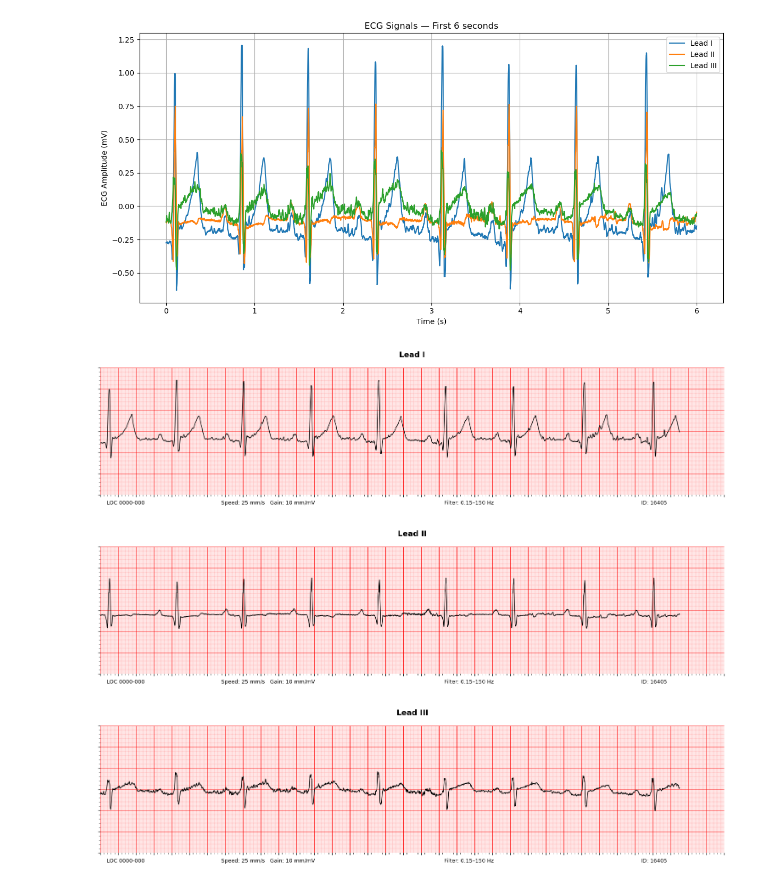
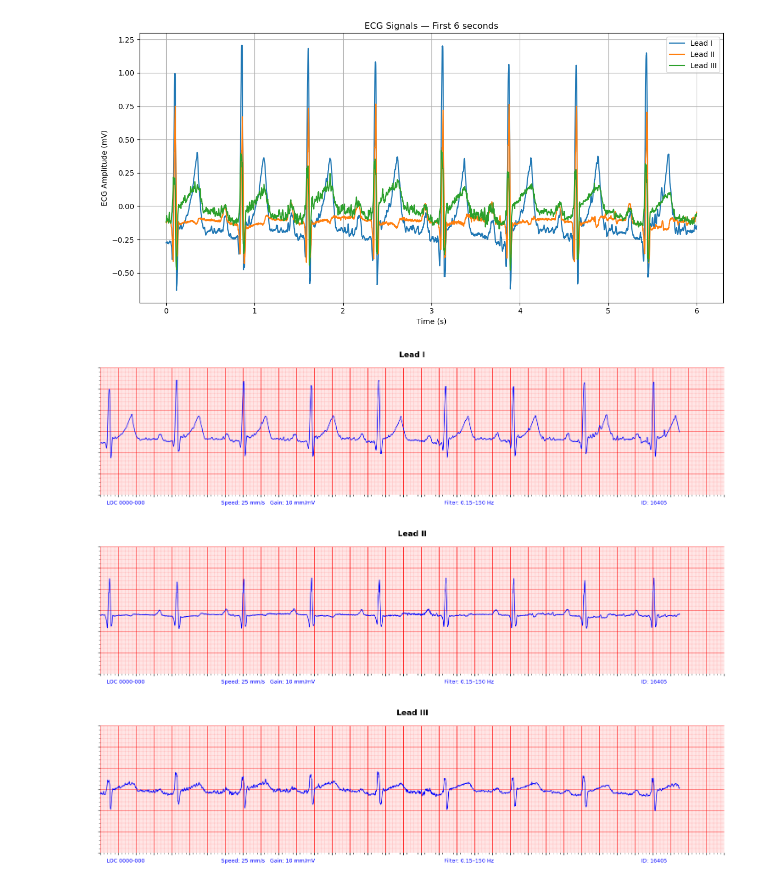
Before and after one commit to MorganVir/ECG_Signal_Analysis, a Jupyter notebook: notebooks/ecg_display.ipynb, the cells around one changed output. Saved outputs shown, nothing was run; the diff lists cells and outputs as text; code cells hidden in the pictures.

Commit message:
udpate ecg_display
fixed plot's color (black to blue)

```diff
--- a/notebooks/ecg_display.ipynb
+++ b/notebooks/ecg_display.ipynb
@@ -80,44 +113,44 @@ def plot_ecg_paper_style(ecg_data, time_data, label="ECG"):
     fig, ax = plt.subplots(figsize=(15, 4))
 
     # Plot the ECG signal
-    ax.plot(time_data, ecg_data, color='black', linewidth=1, label=label)
+    ax.plot(time_data, ecg_data, color='blue', linewidth=1, label=label)
 
     # ECG paper pink background
     ax.set_facecolor("#ffe6e6")
 
     # Major and minor grid
     ax.set_xticks(np.arange(0, 11, 0.2))
     ax.set_xticks(np.arange(0, 11, 0.04), minor=True)
     ax.set_yticks(np.arange(-1.5, 2.0, 0.5))
     ax.set_yticks(np.arange(-1.5, 2.0, 0.1), minor=True)
     ax.grid(which='major', color='red', linewidth=0.6)
     ax.grid(which='minor', color='red', linestyle=':', linewidth=0.3)
 
     # Remove axes
     ax.set_xlim(0, np.ceil(time_data[-1]))  # round up to next full second
     ax.set_ylim(-1.5, 1.5)
     ax.set_xticklabels([])
     ax.set_yticklabels([])
     for spine in ax.spines.values():
         spine.set_visible(False)
 
     # Title as lead label
     ax.set_title(label, pad=18, fontsize=13, weight='bold')
 
     # Add annotation bar below the plot (mimicking ECG paper, flavor text for now just to fill the space)
-    fig.text(0.02, 0.01, "LOC 0000-000", fontsize=9, color='black')
-    fig.text(0.2, 0.01, "Speed: 25 mm/s   Gain: 10 mm/mV", fontsize=9, color='black')
-    fig.text(0.55, 0.01, "Filter: 0.15–150 Hz", fontsize=9, color='black')
-    fig.text(0.9, 0.01, "ID: 16405", fontsize=9, ha='right', color='black')
+    fig.text(0.02, 0.01, "LOC 0000-000", fontsize=9, color='blue')
+    fig.text(0.2, 0.01, "Speed: 25 mm/s   Gain: 10 mm/mV", fontsize=9, color='blue')
+    fig.text(0.55, 0.01, "Filter: 0.15–150 Hz", fontsize=9, color='blue')
+    fig.text(0.9, 0.01, "ID: 16405", fontsize=9, ha='right', color='blue')
 
     plt.tight_layout(rect=[0, 0.03, 1, 0.95])  # Leave space for annotation
     plt.show()
 
 
 plot_ecg_paper_style(lead_I_mv[:10000], time[:10000], label="Lead I")
 plot_ecg_paper_style(lead_II_mv[:10000], time[:10000], label="Lead II")
 plot_ecg_paper_style(lead_III_mv[:10000], time[:10000], label="Lead III")
 # %% [output]
-[figure, old version]
+[figure, new version]
-[figure, old version]
+[figure, new version]
-[figure, old version]
+[figure, new version]
```
Also changed, not shown: parts of 6 cells of this notebook.
